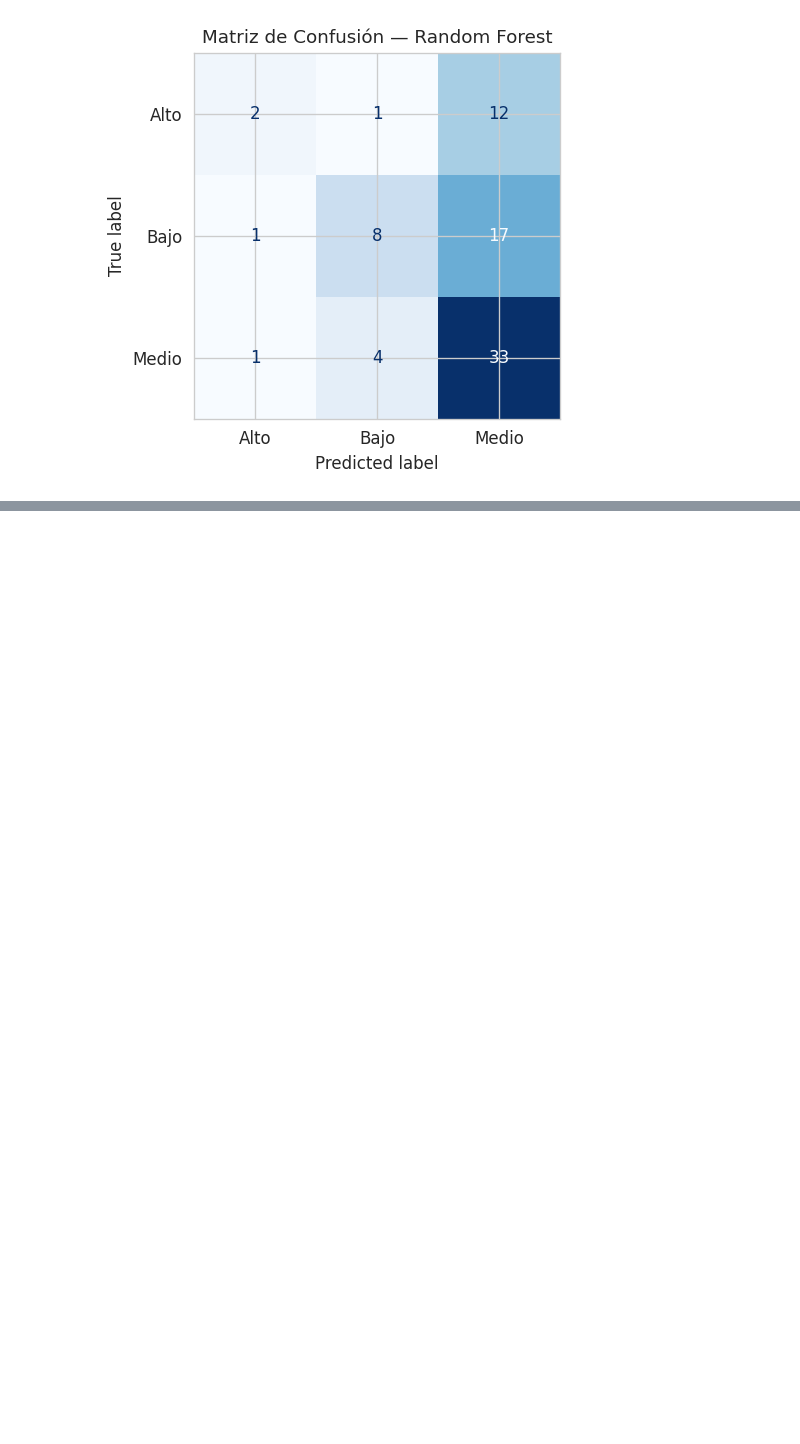
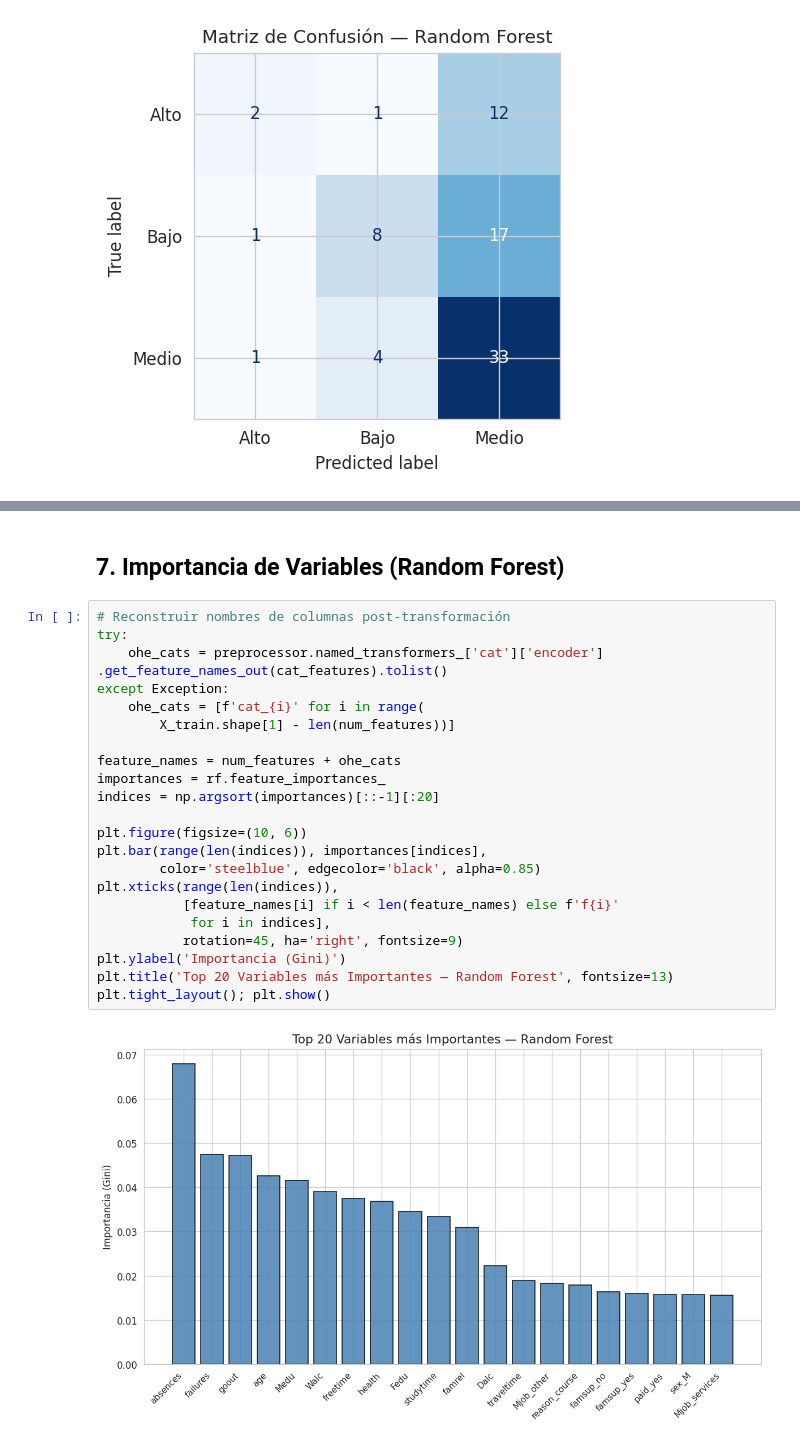
Before and after one commit to hdflorez/Entrega_4, a Jupyter notebook: Ej1_Student_Grade_Prediction.ipynb, the cells around one changed output, grey strips where cells are left out. Saved outputs shown, nothing was run; the diff lists cells and outputs as text; blank space fills up the shorter version.

```diff
--- a/Ej1_Student_Grade_Prediction.ipynb
+++ b/Ej1_Student_Grade_Prediction.ipynb
@@ -499,0 +581,26 @@ weighted avg       0.55      0.54      0.49        79
+# %% [markdown]
+## 7. Importancia de Variables (Random Forest)
+# %%
+# Reconstruir nombres de columnas post-transformación
+try:
+    ohe_cats = preprocessor.named_transformers_['cat']['encoder']                            .get_feature_names_out(cat_features).tolist()
+except Exception:
+    ohe_cats = [f'cat_{i}' for i in range(
+        X_train.shape[1] - len(num_features))]
+
+feature_names = num_features + ohe_cats
+importances = rf.feature_importances_
+indices = np.argsort(importances)[::-1][:20]
+
+plt.figure(figsize=(10, 6))
+plt.bar(range(len(indices)), importances[indices],
+        color='steelblue', edgecolor='black', alpha=0.85)
+plt.xticks(range(len(indices)),
+           [feature_names[i] if i < len(feature_names) else f'f{i}'
+            for i in indices],
+           rotation=45, ha='right', fontsize=9)
+plt.ylabel('Importancia (Gini)')
+plt.title('Top 20 Variables más Importantes — Random Forest', fontsize=13)
+plt.tight_layout(); plt.show()
+# %% [output]
+[figure, added]
```
Also changed, not shown: parts of 7 cells of this notebook.
